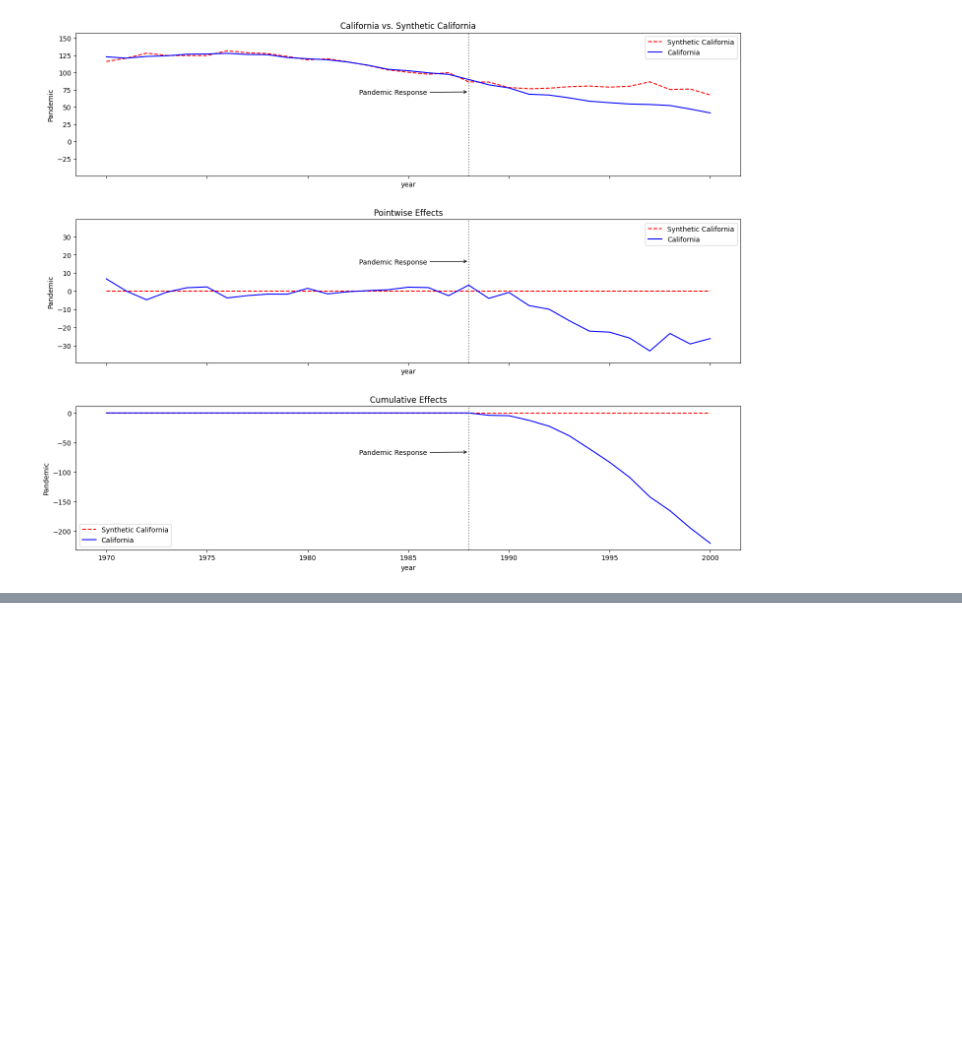
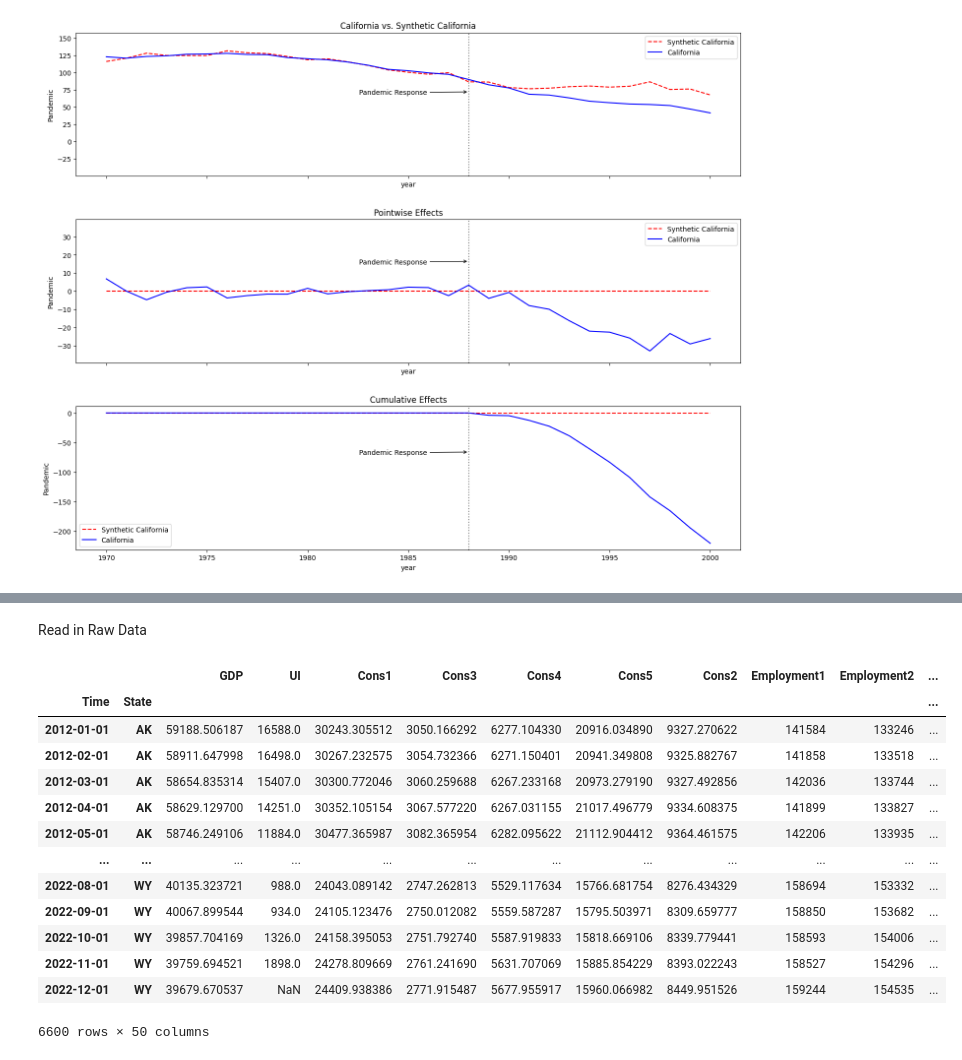
Before and after one commit to jvivian/DFMDash, a Jupyter notebook: reports/SCM/scm.ipynb, the cells around one changed output, grey strips where cells are left out. Cells and saved outputs as stored; diff of their text form; code cells hidden in the pictures; blank space fills up the shorter version.

```diff
--- a/reports/SCM/scm.ipynb
+++ b/reports/SCM/scm.ipynb
@@ -131,0 +156,36 @@ sc.plot(
+# %% [markdown]
+Read in Raw Data
+# %%
+# | label: tbl-raw
+# | tbl-cap: Preprocessed Covid-19 data. Used as input to Dynamic Factor Model
+variables = [
+    "Cases1",
+    "Cases4",
+    "Deaths2",
+    "Deaths4",
+    "CPIU",
+    "PCE",
+    "Employment1",
+    "Employment2",
+    "TBill1yr",
+    "TBill10yr",
+]
+factors = ["Pandemic", "Consumption", "Inflation", "Employment", "Uncat"]
+fac_labels = [f'Factor_{x}' for x in factors]
+df = get_df().set_index(["Time", "State"])
+df
+# %% [output]
+|  |  | GDP | UI | Cons1 | Cons3 | Cons4 | Cons5 | Cons2 | Employment1 | Employment2 | ... |
+| Time | State |  |  |  |  |  |  |  |  |  | ... |
+| 2012-01-01 | AK | 59188.506187 | 16588.0 | 30243.305512 | 3050.166292 | 6277.104330 | 20916.034890 | 9327.270622 | 141584 | 133246 | ... |
+| 2012-02-01 | AK | 58911.647998 | 16498.0 | 30267.232575 | 3054.732366 | 6271.150401 | 20941.349808 | 9325.882767 | 141858 | 133518 | ... |
+| 2012-03-01 | AK | 58654.835314 | 15407.0 | 30300.772046 | 3060.259688 | 6267.233168 | 20973.279190 | 9327.492856 | 142036 | 133744 | ... |
+| 2012-04-01 | AK | 58629.129700 | 14251.0 | 30352.105154 | 3067.577220 | 6267.031155 | 21017.496779 | 9334.608375 | 141899 | 133827 | ... |
+| 2012-05-01 | AK | 58746.249106 | 11884.0 | 30477.365987 | 3082.365954 | 6282.095622 | 21112.904412 | 9364.461575 | 142206 | 133935 | ... |
+| ... | ... | ... | ... | ... | ... | ... | ... | ... | ... | ... | ... |
+| 2022-08-01 | WY | 40135.323721 | 988.0 | 24043.089142 | 2747.262813 | 5529.117634 | 15766.681754 | 8276.434329 | 158694 | 153332 | ... |
+| 2022-09-01 | WY | 40067.899544 | 934.0 | 24105.123476 | 2750.012082 | 5559.587287 | 15795.503971 | 8309.659777 | 158850 | 153682 | ... |
+| 2022-10-01 | WY | 39857.704169 | 1326.0 | 24158.395053 | 2751.792740 | 5587.919833 | 15818.669106 | 8339.779441 | 158593 | 154006 | ... |
+| 2022-11-01 | WY | 39759.694521 | 1898.0 | 24278.809669 | 2761.241690 | 5631.707069 | 15885.854229 | 8393.022243 | 158527 | 154296 | ... |
+| 2022-12-01 | WY | 39679.670537 | NaN | 24409.938386 | 2771.915487 | 5677.955917 | 15960.066982 | 8449.951526 | 159244 | 154535 | ... |
+6600 rows × 50 columns
```
Also changed, not shown: parts of 17 cells of this notebook, 1 other file.
